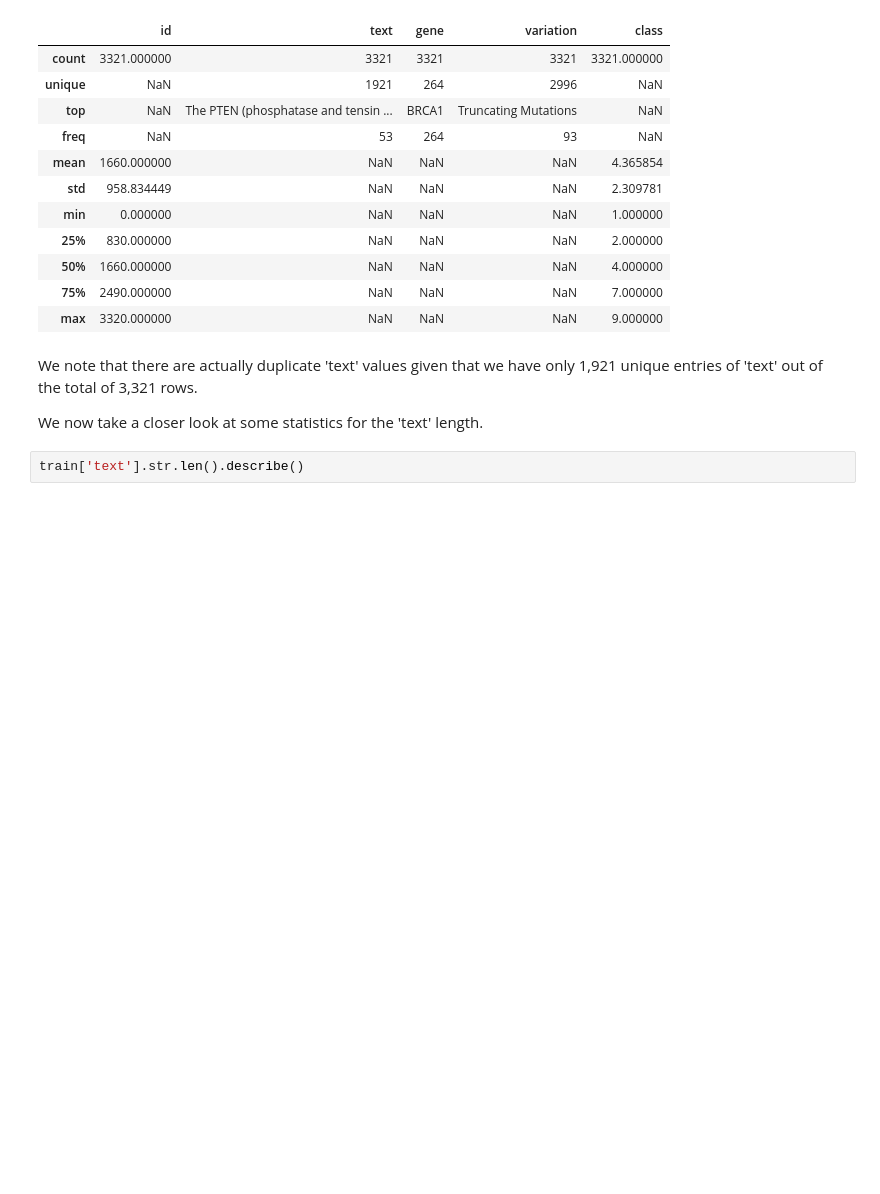
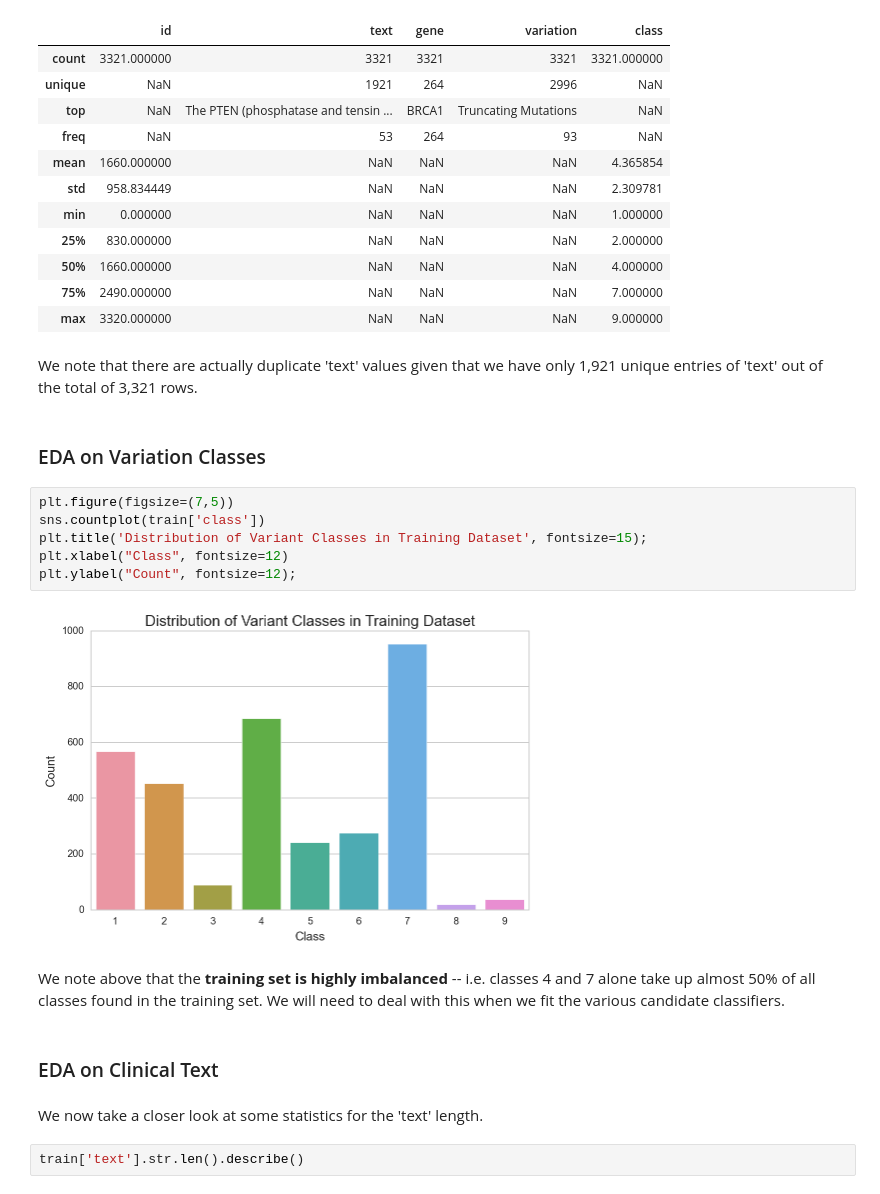
Before and after one commit to yuchye/Capstone, a Jupyter notebook: code/01_Data_Cleaning_and_EDA.ipynb, the cells around one changed output. Saved outputs shown, nothing was run; the diff lists cells and outputs as text; blank space fills up the shorter version.

```diff
--- a/code/01_Data_Cleaning_and_EDA.ipynb
+++ b/code/01_Data_Cleaning_and_EDA.ipynb
@@ -252,8 +256,22 @@ train.describe(include='all')
 | max | 3320.000000 | NaN | NaN | NaN | 9.000000 |
 # %% [markdown]
 We note that there are actually duplicate 'text' values given that we have only 1,921 unique entries of 'text' out of the total of 3,321 rows.
-
-We now take a closer look at some statistics for the 'text' length.
+# %% [markdown]
+### EDA on Variation Classes
+# %%
+plt.figure(figsize=(7,5))
+sns.countplot(train['class'])
+plt.title('Distribution of Variant Classes in Training Dataset', fontsize=15);
+plt.xlabel("Class", fontsize=12)
+plt.ylabel("Count", fontsize=12);
+# %% [output]
+[figure, added]
+# %% [markdown]
+We note above that the **training set is highly imbalanced** -- i.e. classes 4 and 7 alone take up almost 50% of all classes found in the training set. We will need to deal with this when we fit the various candidate classifiers.
+# %% [markdown]
+### EDA on Clinical Text
+# %% [markdown]
+We now take a closer look at some statistics for the 'text' length.
 # %%
 train['text'].str.len().describe()
 # %% [output]
```
Also changed, not shown: parts of 17 cells of this notebook, 2 other files.
